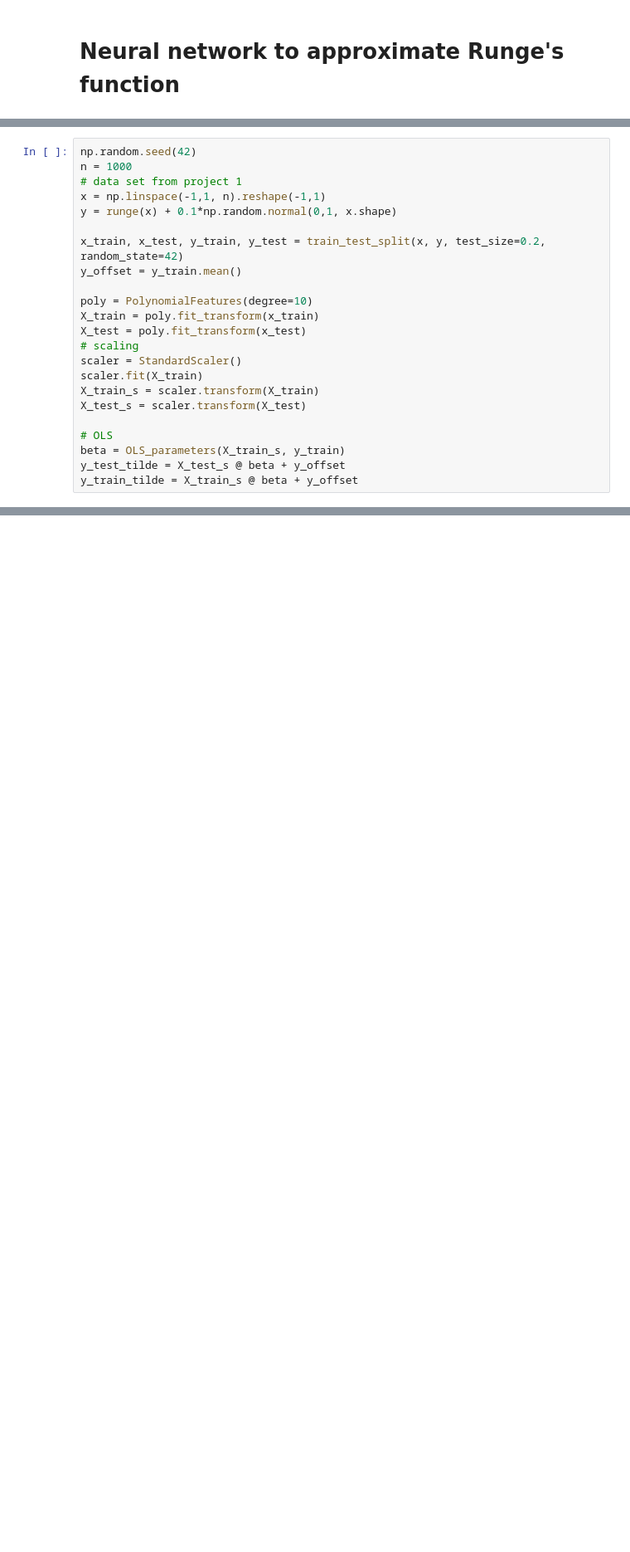
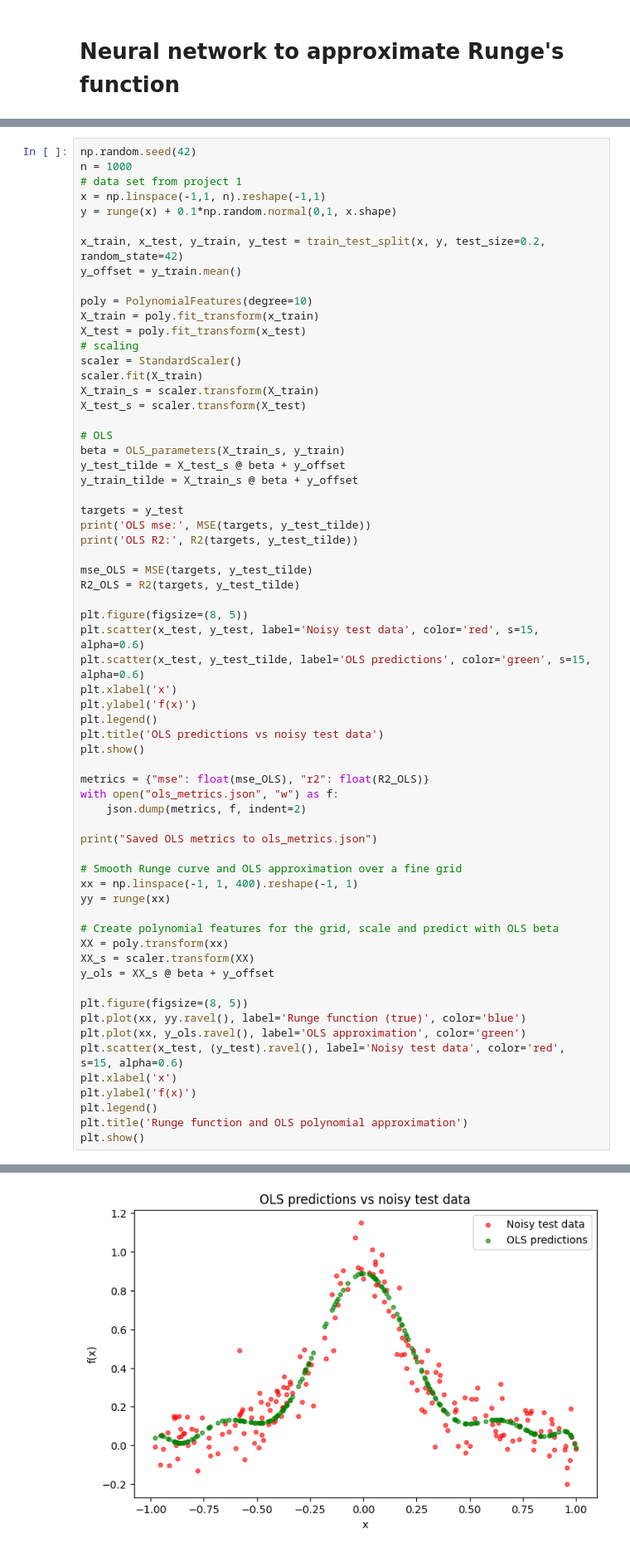
Before and after one commit to m-nader/FYS-STK4155-group14, a Jupyter notebook: project_2/Code/neuralnetwork_runge.ipynb, the cells around one changed output, grey strips where cells are left out. Shown at 83% size. Saved outputs shown, nothing was run; the diff lists cells and outputs as text; blank space fills up the shorter version.

```diff
--- a/project_2/Code/neuralnetwork_runge.ipynb
+++ b/project_2/Code/neuralnetwork_runge.ipynb
@@ -40,3 +41,45 @@ X_test_s = scaler.transform(X_test)
 beta = OLS_parameters(X_train_s, y_train)
 y_test_tilde = X_test_s @ beta + y_offset
 y_train_tilde = X_train_s @ beta + y_offset
+
+targets = y_test
+print('OLS mse:', MSE(targets, y_test_tilde))
+print('OLS R2:', R2(targets, y_test_tilde))
+
+mse_OLS = MSE(targets, y_test_tilde)
+R2_OLS = R2(targets, y_test_tilde)
+
+plt.figure(figsize=(8, 5))
+plt.scatter(x_test, y_test, label='Noisy test data', color='red', s=15, alpha=0.6)
+plt.scatter(x_test, y_test_tilde, label='OLS predictions', color='green', s=15, alpha=0.6)
+plt.xlabel('x')
+plt.ylabel('f(x)')
+plt.legend()
+plt.title('OLS predictions vs noisy test data')
+plt.show()
+
+metrics = {"mse": float(mse_OLS), "r2": float(R2_OLS)}
+with open("ols_metrics.json", "w") as f:
+    json.dump(metrics, f, indent=2)
+
+print("Saved OLS metrics to ols_metrics.json")
+
+# Smooth Runge curve and OLS approximation over a fine grid
+xx = np.linspace(-1, 1, 400).reshape(-1, 1)
+yy = runge(xx)
+
+# Create polynomial features for the grid, scale and predict with OLS beta
+XX = poly.transform(xx)
+XX_s = scaler.transform(XX)
+y_ols = XX_s @ beta + y_offset
+
+plt.figure(figsize=(8, 5))
+plt.plot(xx, yy.ravel(), label='Runge function (true)', color='blue')
+plt.plot(xx, y_ols.ravel(), label='OLS approximation', color='green')
+plt.scatter(x_test, (y_test).ravel(), label='Noisy test data', color='red', s=15, alpha=0.6)
+plt.xlabel('x')
+plt.ylabel('f(x)')
+plt.legend()
+plt.title('Runge function and OLS polynomial approximation')
+plt.show()
+# %% [output]
@@ -42,0 +88 @@ y_train_tilde = X_train_s @ beta + y_offset
+[figure, added]
```
Also changed, not shown: parts of 9 cells of this notebook.
